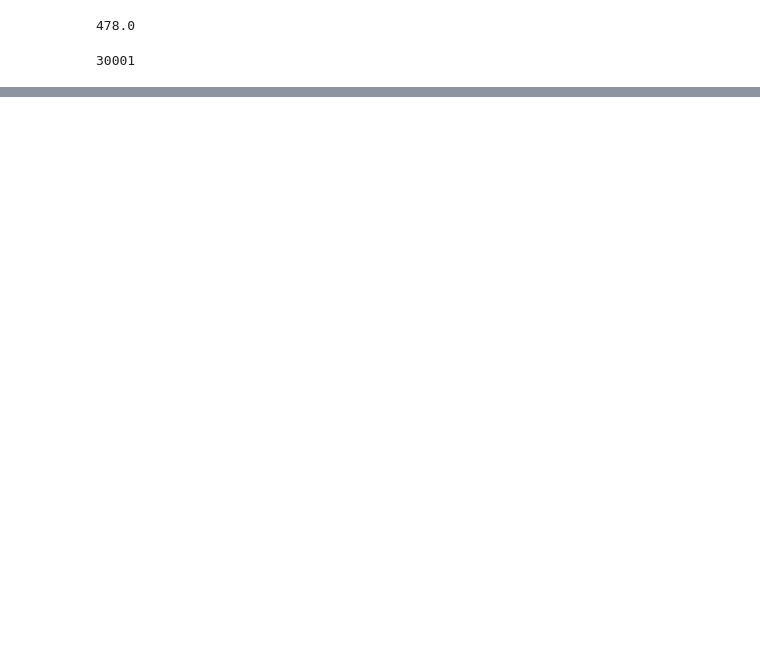
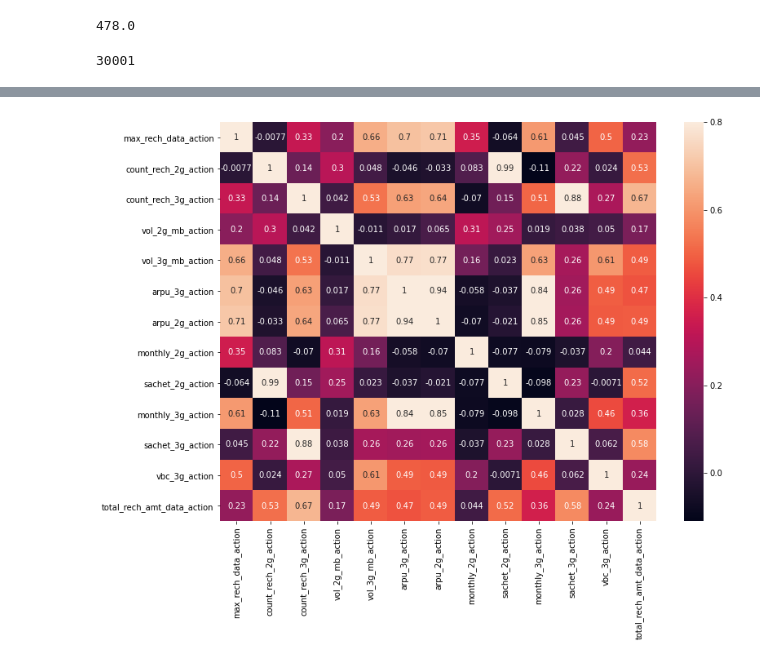
Before and after one commit to supran2811/TelecomChurnAssignment, a Jupyter notebook: Telecom_Churn_Solution.ipynb, the cells around one changed output, grey strips where cells are left out. Drawn from its saved outputs; the diff is of its cells as text; code cells hidden in the pictures; blank space fills up the shorter version.

```diff
--- a/Telecom_Churn_Solution.ipynb
+++ b/Telecom_Churn_Solution.ipynb
@@ -296,0 +666,5 @@ dtype: float64
+# %%
+# Dropping loc_og_t2c_action  as it is highly correlated with spl_og_mou_action
+final_data = final_data.drop('loc_og_t2c_mou_action',axis=1)
+# %%
+final_data = final_data.drop('loc_og_t2c_mou_good',axis=1)
@@ -296,0 +680,8 @@ dtype: float64
+# %%
+final_data['vbc_3g_good'] = final_data['jun_vbc_3g'] + final_data['jul_vbc_3g']
+final_data.rename(columns={
+    'aug_vbc_3g': 'vbc_3g_action'
+},inplace=True)
+final_data = final_data.drop(['jun_vbc_3g','jul_vbc_3g'],axis=1)
+# %%
+final_data = final_data.drop('sep_vbc_3g',axis=1)
@@ -296,0 +697,12 @@ dtype: float64
+# %%
+result_action = final_data[['max_rech_data_action','count_rech_2g_action','count_rech_3g_action',
+                     'vol_2g_mb_action','vol_3g_mb_action','arpu_3g_action','arpu_2g_action',
+                    'monthly_2g_action','sachet_2g_action','monthly_3g_action','sachet_3g_action',
+                    'vbc_3g_action','total_rech_amt_data_action']].corr()
+
+
+fig = plt.figure(figsize = (12, 9))
+sns.heatmap(result_action, vmax = .8, annot=True)
+plt.show()
+# %% [output]
+[figure, added]
```
Also changed, not shown: parts of 80 cells of this notebook.
